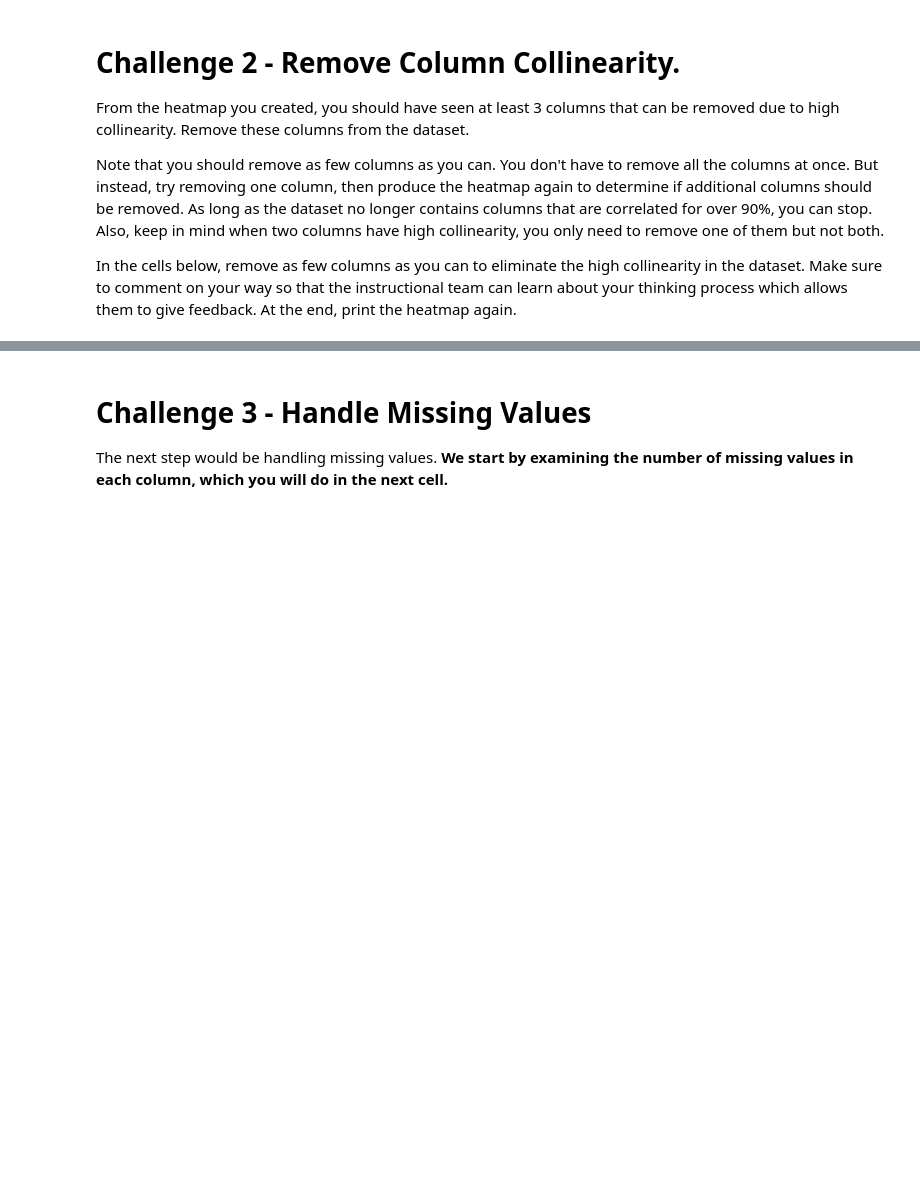
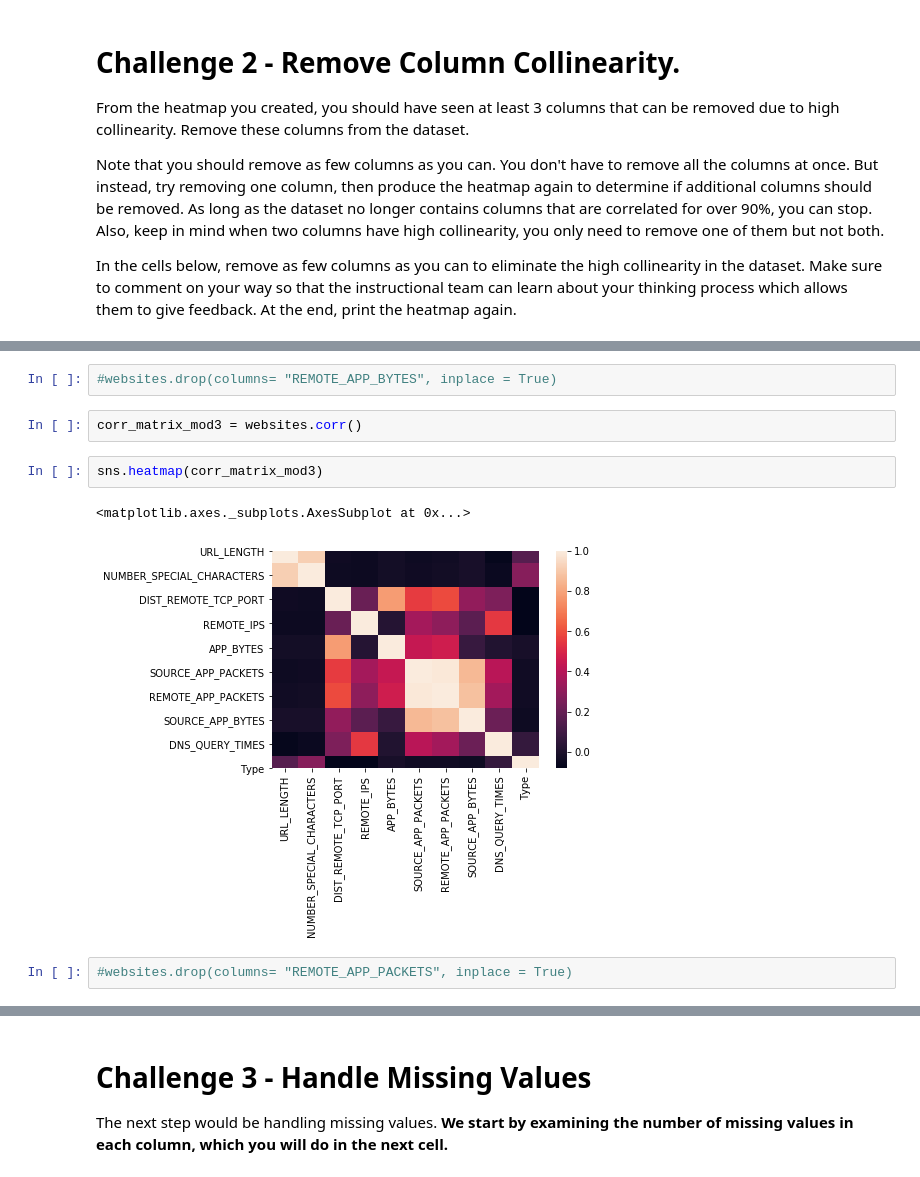
Before and after one commit to ta-data-bcn/lab-supervised-learning, a Jupyter notebook: your-code/main.ipynb, the cells around one changed output, grey strips where cells are left out. Cells and saved outputs as stored; diff of their text form; blank space fills up the shorter version.

```diff
--- a/your-code/main.ipynb
+++ b/your-code/main.ipynb
@@ -174,0 +326,11 @@ In the cells below, remove as few columns as you can to eliminate the high colli
+# %%
+#websites.drop(columns= "REMOTE_APP_BYTES", inplace = True)
+# %%
+corr_matrix_mod3 = websites.corr()
+# %%
+sns.heatmap(corr_matrix_mod3)
+# %% [output]
+<matplotlib.axes._subplots.AxesSubplot at 0x...>
+[figure, added]
+# %%
+#websites.drop(columns= "REMOTE_APP_PACKETS", inplace = True)
```
Also changed, not shown: parts of 84 cells of this notebook.
